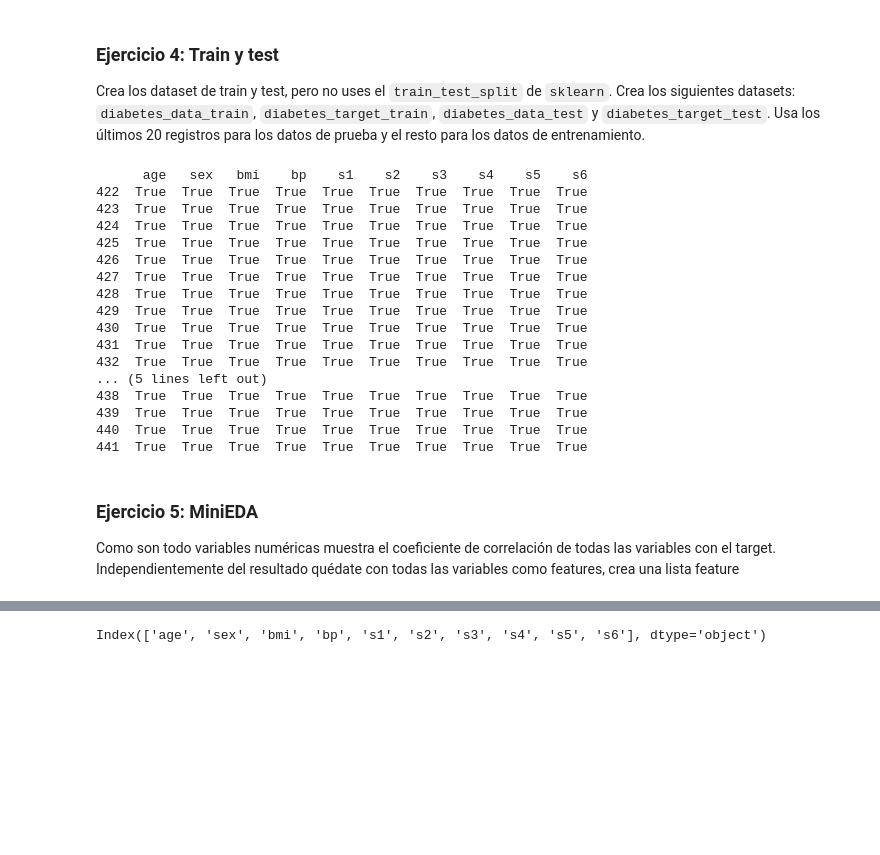
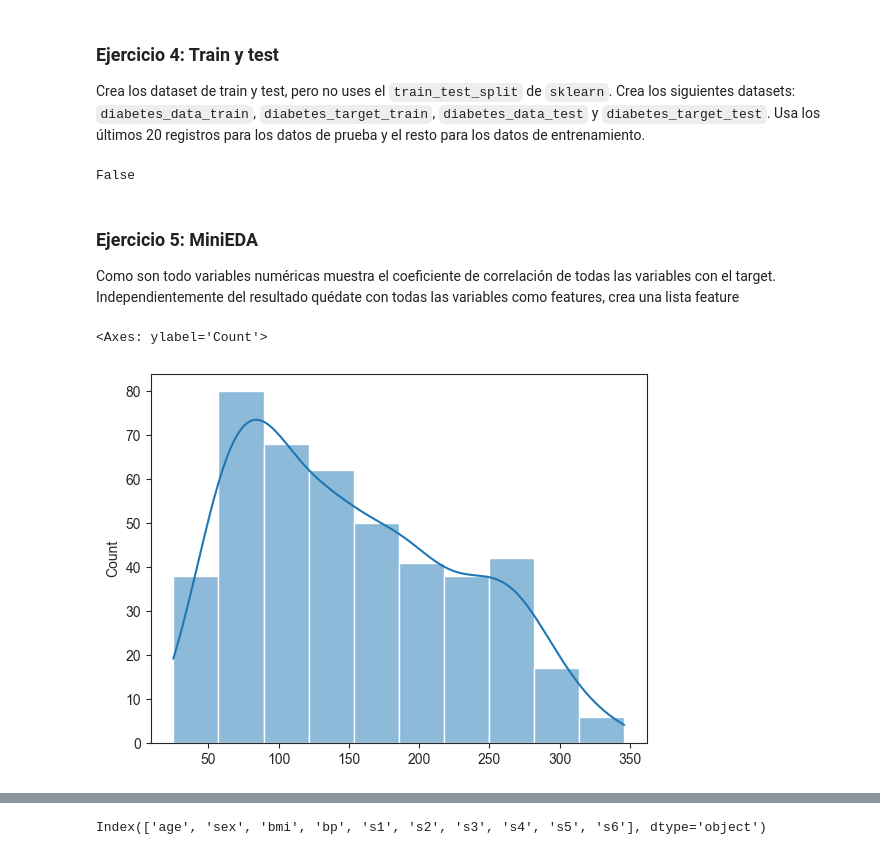
Before and after one commit to arratealduzin/Repo-ejercicos, a Jupyter notebook: 04_Machine_Learning/Sprint_10/Unidad_01_ML_Supervisado_Regresion_Lineal_Regularizacion/02_Ejercicios_Workout/13_Ejercicios_Modelado_RL_division_aleatoria.ipynb, the cells around one changed output, grey strips where cells are left out. Cells and saved outputs as stored; diff of their text form; code cells hidden in the pictures; blank space fills up the shorter version.

```diff
--- a/04_Machine_Learning/Sprint_10/Unidad_01_ML_Supervisado_Regresion_Lineal_Regularizacion/02_Ejercicios_Workout/13_Ejercicios_Modelado_RL_division_aleatoria.ipynb
+++ b/04_Machine_Learning/Sprint_10/Unidad_01_ML_Supervisado_Regresion_Lineal_Regularizacion/02_Ejercicios_Workout/13_Ejercicios_Modelado_RL_division_aleatoria.ipynb
@@ -144,26 +144,16 @@ diabetes_target_test= y[-20:]
-# %%
-print(X.tail(20) == diabetes_data_test)
-# %% [output]
-      age   sex   bmi    bp    s1    s2    s3    s4    s5    s6
-422  True  True  True  True  True  True  True  True  True  True
-423  True  True  True  True  True  True  True  True  True  True
-424  True  True  True  True  True  True  True  True  True  True
-425  True  True  True  True  True  True  True  True  True  True
-426  True  True  True  True  True  True  True  True  True  True
-427  True  True  True  True  True  True  True  True  True  True
-428  True  True  True  True  True  True  True  True  True  True
-429  True  True  True  True  True  True  True  True  True  True
-430  True  True  True  True  True  True  True  True  True  True
-431  True  True  True  True  True  True  True  True  True  True
-432  True  True  True  True  True  True  True  True  True  True
-... (5 lines left out)
-438  True  True  True  True  True  True  True  True  True  True
-439  True  True  True  True  True  True  True  True  True  True
-440  True  True  True  True  True  True  True  True  True  True
-441  True  True  True  True  True  True  True  True  True  True
+# %%
+# Comprobar si son los mismos valores
+print((X.tail(20).values == diabetes_data_test.values).all())
+# %% [output]
+False
 # %% [markdown]
 ### Ejercicio 5: MiniEDA
 
 Como son todo variables numéricas muestra el coeficiente de correlación de todas las variables con el target. Independientemente del resultado quédate con todas las variables como features, crea una lista feature
 # %%
 diabetes_target_train = pd.Series(diabetes_target_train)
+# %%
+sns.histplot(y, kde=True)  # El target
+# %% [output]
+<Axes: ylabel='Count'>
+[figure, added]
```
Also changed, not shown: parts of 17 cells of this notebook, 1 other file.
